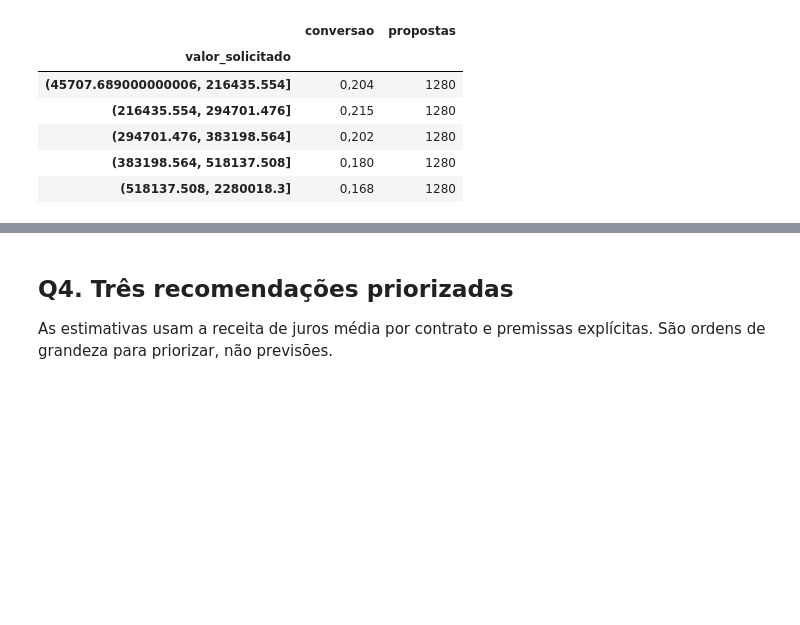
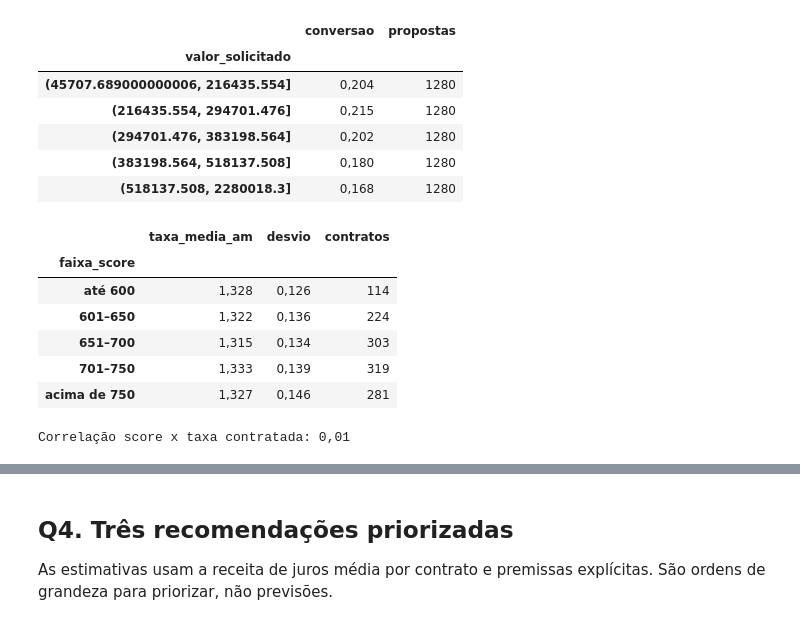
Before and after one commit to aslamrekik/Data_AI-, a Jupyter notebook: parte1_analise.ipynb, the cells around one changed output, grey strips where cells are left out. Cells and saved outputs as stored; diff of their text form; code cells hidden in the pictures; blank space fills up the shorter version.

```diff
--- a/parte1_analise.ipynb
+++ b/parte1_analise.ipynb
@@ -476,6 +481,23 @@ Ticket (quintis)
 | (294701.476, 383198.564] | 0,202 | 1280 |
 | (383198.564, 518137.508] | 0,180 | 1280 |
 | (518137.508, 2280018.3] | 0,168 | 1280 |
+# %%
+# A taxa contratada varia com o score? (premissa para usar a taxa média nas propostas perdidas)
+contratos = b[b["contratada"] == 1]
+taxa_por_score = contratos.groupby("faixa_score", observed=True)["taxa_juros_am"].agg(
+    taxa_media_am="mean", desvio="std", contratos="size")
+corr_score_taxa = contratos["score_credito"].corr(contratos["taxa_juros_am"])
+display(taxa_por_score)
+print(f"Correlação score x taxa contratada: {br(corr_score_taxa, 2)}")
+# %% [output]
+|  | taxa_media_am | desvio | contratos |
+| faixa_score |  |  |  |
+| até 600 | 1,328 | 0,126 | 114 |
+| 601–650 | 1,322 | 0,136 | 224 |
+| 651–700 | 1,315 | 0,134 | 303 |
+| 701–750 | 1,333 | 0,139 | 319 |
+| acima de 750 | 1,327 | 0,146 | 281 |
+Correlação score x taxa contratada: 0,01
 # %%
 faixa_ltv = pd.cut(b["ltv"], [0, .4, .5, .6, .7, 1], labels=["até 40%", "40–50%", "50–60%", "60–70%", "acima de 70%"])
 conv_ltv = b.groupby(faixa_ltv, observed=True)["contratada"].mean() * 100
```
Also changed, not shown: parts of 5 cells of this notebook, 2 other files.
